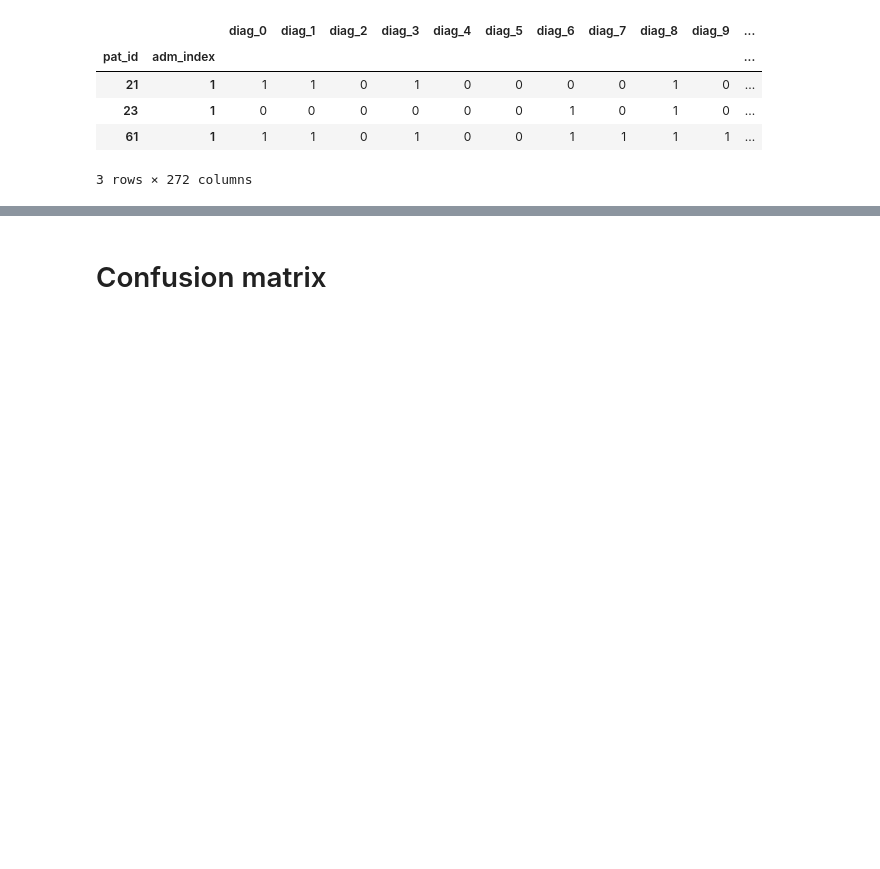
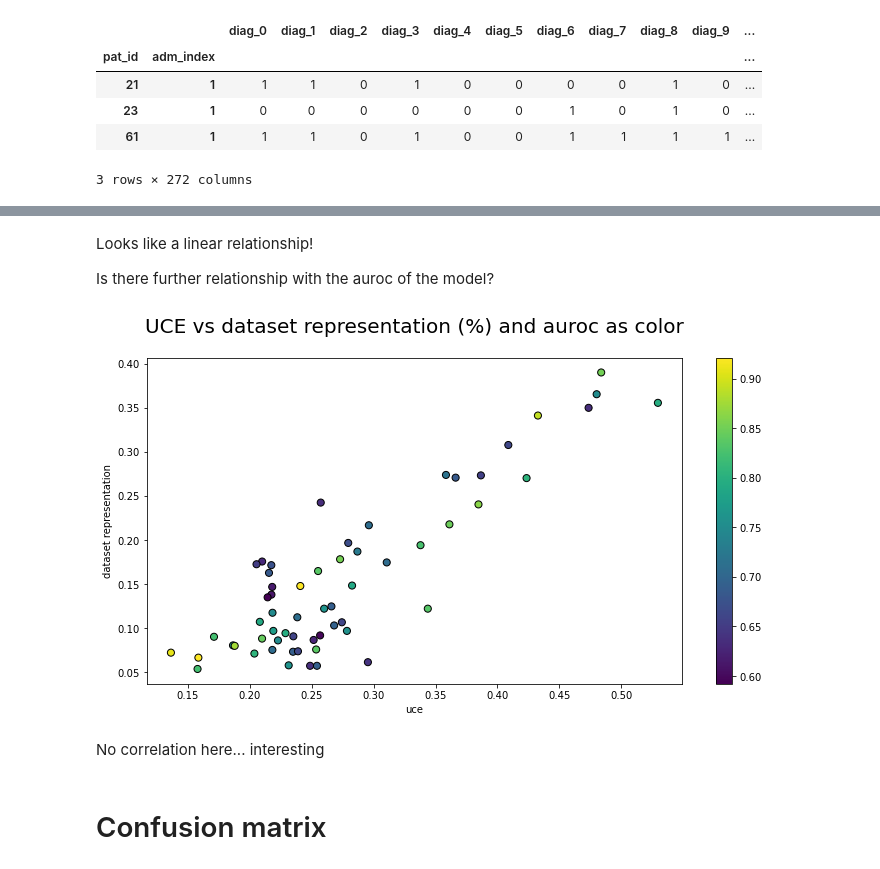
Before and after one commit to snovaisg/master-thesis, a Jupyter notebook: Accuracy as a function of confidence.ipynb, the cells around one changed output, grey strips where cells are left out. Cells and saved outputs as stored; diff of their text form; code cells hidden in the pictures; blank space fills up the shorter version.

```diff
--- a/Accuracy as a function of confidence.ipynb
+++ b/Accuracy as a function of confidence.ipynb
@@ -282,3 +385,31 @@ plt.scatter(x=uce_vs_repr['uce'],
+# %% [markdown]
+Looks like a linear relationship!
+
+Is there further relationship with the auroc of the model?
+# %%
+auroc = uce_vs_repr['AUROC'].to_numpy()
+scaled_auroc = (auroc - auroc.min()) / auroc.ptp()
+colors = plt.cm.coolwarm(scaled_auroc)
+
+plt.figure(figsize=(12,6));
+
+points = plt.scatter(x=uce_vs_repr['uce'][mask],
+            y=uce_vs_repr['representation'][mask],
+            marker='.',
+            edgecolor='k',
+            s = 200,
+            c=scaled_auroc[mask]
+           )
+
+
+plt.xlabel('uce')
+plt.ylabel('dataset representation')
+plt.title('UCE vs dataset representation (%) and auroc as color',fontdict={'fontsize':20},pad=25)
+plt.colorbar(points);
+# %% [output]
+[figure, added]
+# %% [markdown]
+No correlation here... interesting
 # %% [markdown]
 # Confusion matrix
 # %% [markdown]
```
Also changed, not shown: parts of 19 cells of this notebook, 7 other files.
